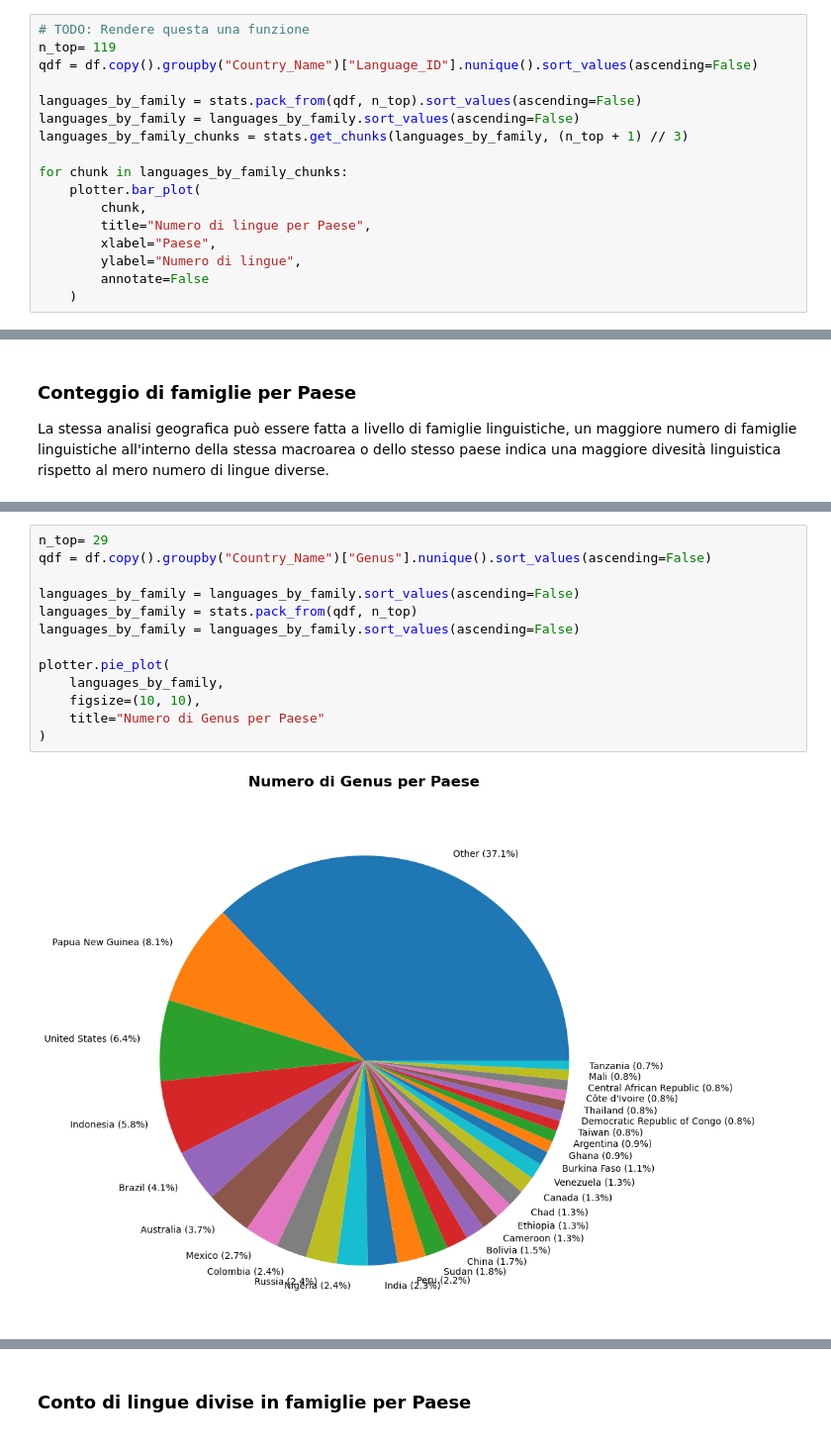
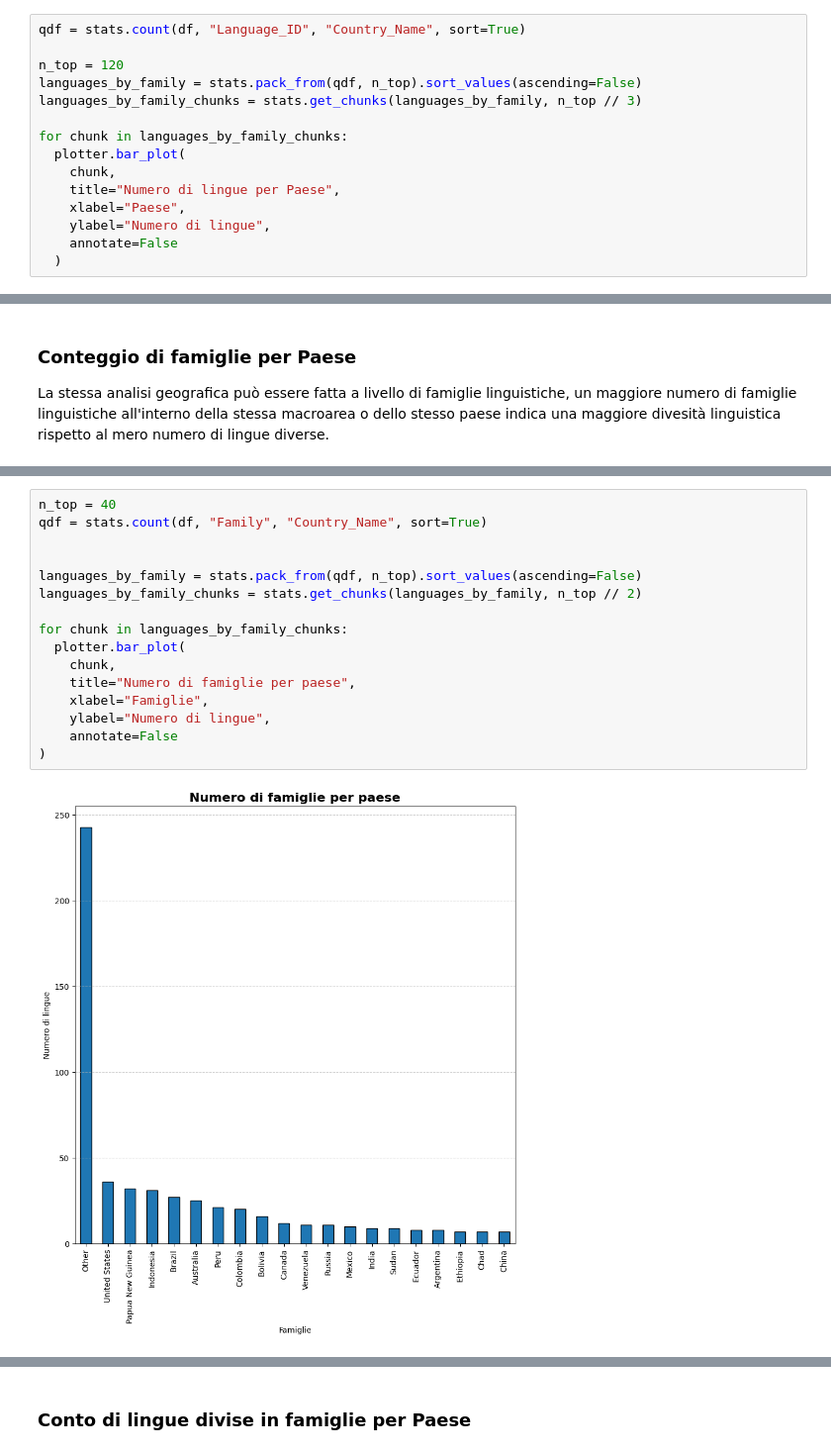
Before and after one commit to FedeBrus/Progetto1FAS, a Jupyter notebook: notebooks/Part1.ipynb, the cells around one changed output, grey strips where cells are left out. Shown at 99% size. Drawn from its saved outputs; the diff is of its cells as text.

```diff
--- a/notebooks/Part1.ipynb
+++ b/notebooks/Part1.ipynb
@@ -63,22 +52,20 @@ plotter.pie_plot(
 ### Contare il numero di lingue per ciascun paese nel dataset
 Lo stesso discorso si applica per i Paesi.
 # %%
-# TODO: Rendere questa una funzione
-n_top= 119
-qdf = df.copy().groupby("Country_Name")["Language_ID"].nunique().sort_values(ascending=False)
+qdf = stats.count(df, "Language_ID", "Country_Name", sort=True)
 
+n_top = 120
 languages_by_family = stats.pack_from(qdf, n_top).sort_values(ascending=False)
-languages_by_family = languages_by_family.sort_values(ascending=False)
-languages_by_family_chunks = stats.get_chunks(languages_by_family, (n_top + 1) // 3)
+languages_by_family_chunks = stats.get_chunks(languages_by_family, n_top // 3)
 
 for chunk in languages_by_family_chunks:
-    plotter.bar_plot(
-        chunk,
-        title="Numero di lingue per Paese",
-        xlabel="Paese",
-        ylabel="Numero di lingue",
-        annotate=False
-    )
+  plotter.bar_plot(
+    chunk,
+    title="Numero di lingue per Paese",
+    xlabel="Paese",
+    ylabel="Numero di lingue",
+    annotate=False
+  )
 # %% [output]
 [figure]
 [figure]
@@ -199,15 +130,18 @@ plotter.pie_plot(
-# %%
-n_top= 29
-qdf = df.copy().groupby("Country_Name")["Genus"].nunique().sort_values(ascending=False)
-
-languages_by_family = languages_by_family.sort_values(ascending=False)
-languages_by_family = stats.pack_from(qdf, n_top)
-languages_by_family = languages_by_family.sort_values(ascending=False)
-
-plotter.pie_plot(
-    languages_by_family,
-    figsize=(10, 10),
-    title="Numero di Genus per Paese"
-)
-# %% [output]
-[figure, removed]
+# %%
+n_top = 40
+qdf = stats.count(df, "Family", "Country_Name", sort=True)
+
+
+languages_by_family = stats.pack_from(qdf, n_top).sort_values(ascending=False)
+languages_by_family_chunks = stats.get_chunks(languages_by_family, n_top // 2)
+
+for chunk in languages_by_family_chunks:
+  plotter.bar_plot(
+    chunk,
+    title="Numero di famiglie per paese",
+    xlabel="Famiglie",
+    ylabel="Numero di lingue",
+    annotate=False
+)
+# %% [output]
+[figure, added]
```
Also changed, not shown: parts of 14 cells of this notebook, 5 other files.
